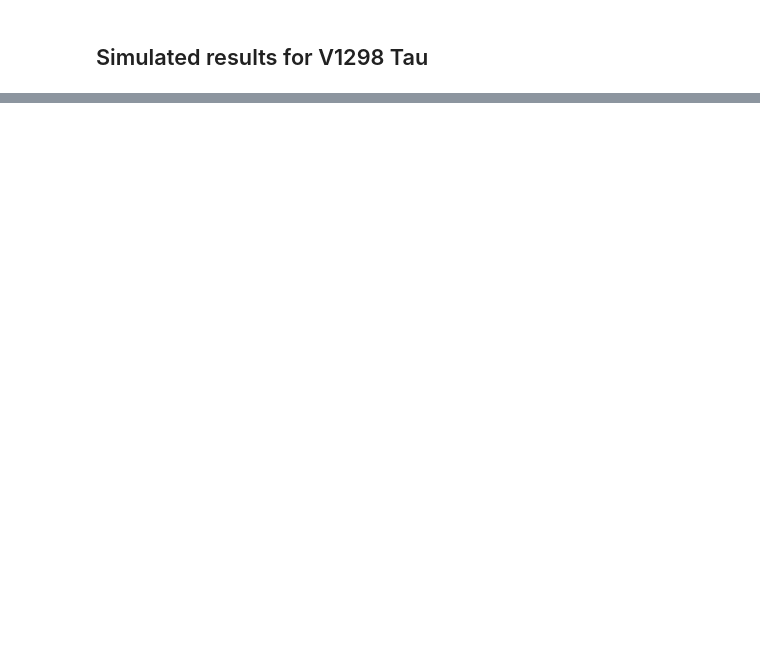
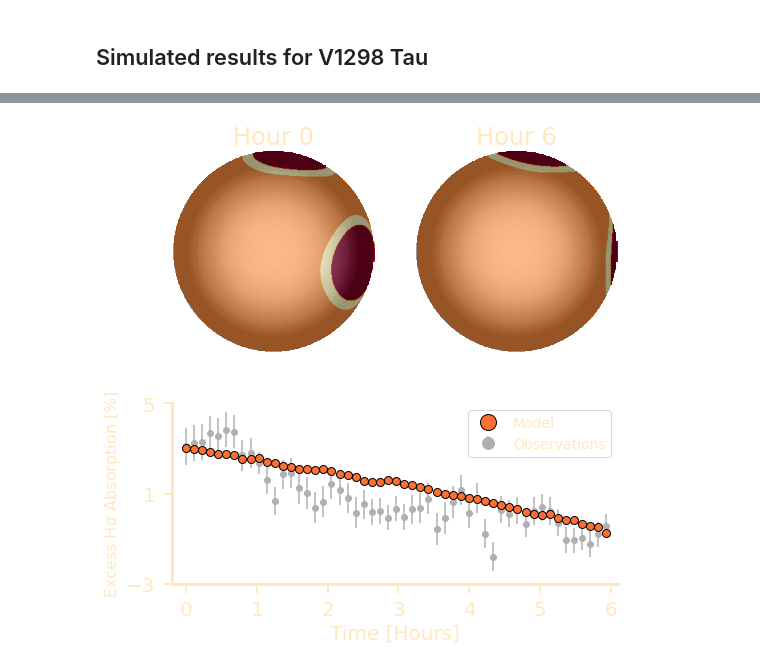
Before and after one commit to afeinstein20/doppler_tomography, a Jupyter notebook: notebooks/spot_model.ipynb, the cells around one changed output, grey strips where cells are left out. Cells and saved outputs as stored; diff of their text form; code cells hidden in the pictures; blank space fills up the shorter version.

```diff
--- a/notebooks/spot_model.ipynb
+++ b/notebooks/spot_model.ipynb
@@ -278,0 +281,89 @@ plt.savefig(os.path.join(plot_dir,'starry_model.pdf'),
+# %%
+COLOR = '#FFE8BF'
+
+plt.rcParams['font.size'] = 20
+plt.rcParams['text.color'] = COLOR
+plt.rcParams['xtick.color'] = COLOR
+plt.rcParams['ytick.color'] = COLOR
+plt.rcParams['axes.labelcolor'] = COLOR
+plt.rcParams['axes.spines.top'] = False
+plt.rcParams['axes.spines.right'] = False
+plt.rcParams['axes.labelcolor'] = COLOR
+plt.rcParams['axes.edgecolor'] = COLOR
+plt.rcParams['figure.facecolor'] = 'none'
+plt.rcParams['legend.facecolor'] = 'none'
+plt.rcParams['xtick.minor.size'] = 4
+plt.rcParams['xtick.major.size'] = 9
+plt.rcParams['xtick.minor.size'] = 4
+plt.rcParams['xtick.major.size'] = 9
+# %%
+fig2 = plt.figure(constrained_layout=True, figsize=(8,8))
+spec2 = gridspec.GridSpec(ncols=2, nrows=2, figure=fig2,
+                          height_ratios=[2,1.75])
+ax1 = fig2.add_subplot(spec2[0, 0])
+ax3 = fig2.add_subplot(spec2[0, 1])
+ax2 = fig2.add_subplot(spec2[1, :])
+
+norm_widths = equiv_widths/np.nanmedian(equiv_widths)
+start=75
+
+hl = np.where((lc[0]>=lc[2][0]) & (lc[0]<=lc[2][-1]))[0]
+tlc_tot = (Time(lc[0], format='jd').mjd - Time(lc[0], format='jd').mjd[0]) * units.day
+tlc_tot = tlc_tot.to(units.hour) - tlc_tot[hl][0]
+
+plotting = np.linspace(tlc_tot[hl][0].value, tlc_tot[hl][-1].value, 53)
+
+ax2.errorbar(plotting, halpha[0], yerr=halpha[1], marker='o',
+             ms=6, color='#b0b0b0', linestyle='', zorder=1,
+             label='Observations')
+ax2.plot(plotting, equiv_widths[start:start+53], 'o', color='#FE6F30',
+         markeredgecolor='k', ms=8, label='Model')
+ax2.legend(fontsize=14)
+
+ax2.set_ylim(-3.0,5.0)
+ax2.set_yticks(np.round(np.linspace(-3,5.0,3),1))
+ax2.set_xlim(-0.2,6.1)
+ax2.set_ylabel(r'Excess H$\alpha$ Absorption [%]', fontsize=16)
+ax2.set_xlabel('Time [Hours]')
+
+
+###########################
+##### DRAWS THE MAPS #####
+###########################
+
+# LIMB DARKENING MAP #
+mask = np.full(ld_star.shape, np.nan)
+x,y = np.where(ld_star<0.5)
+mask[x,y] = ld_star[x,y]
+
+dat = np.load(surface_fns[start])
+ax1.imshow(dat, origin='lower', cmap='YlOrRd_r')
+ax1.imshow(ld_star, vmin=0.5, vmax=1., cmap='Greys_r', alpha=0.4,
+           origin='lower')
+ax1.set_yticks([])
+ax1.set_xticks([])
+ax1.set_title('Hour {}'.format(int(np.round(tlc_tot[hl][0].value,0))))
+
+dat = np.load(surface_fns[start+53])
+ax3.imshow(dat, origin='lower', cmap='YlOrRd_r')
+ax3.imshow(ld_star, vmin=0.5, vmax=1., cmap='Greys_r', alpha=0.4,
+           origin='lower')
+ax3.set_yticks([])
+ax3.set_xticks([])
+ax3.set_title('Hour {}'.format(int(np.round(tlc_tot[hl][-1].value,0))))
+
+ax1.spines.left.set_visible(False)
+ax1.spines.bottom.set_visible(False)
+ax3.spines.left.set_visible(False)
+ax3.spines.bottom.set_visible(False)
+
+ax1.set_rasterized(True)
+ax2.set_rasterized(True)
+ax3.set_rasterized(True)
+
+plt.subplots_adjust(wspace=0.2, hspace=0.25)
+plt.savefig(os.path.join('/Users/arcticfox/Documents/misc_presentations/','starry_model.png'),
+            rasterize=True, transparent=True,
+            bbox_inches='tight', dpi=250)
+# %% [output]
+[figure, added]
```
Also changed, not shown: parts of 8 cells of this notebook, 2 other files.
